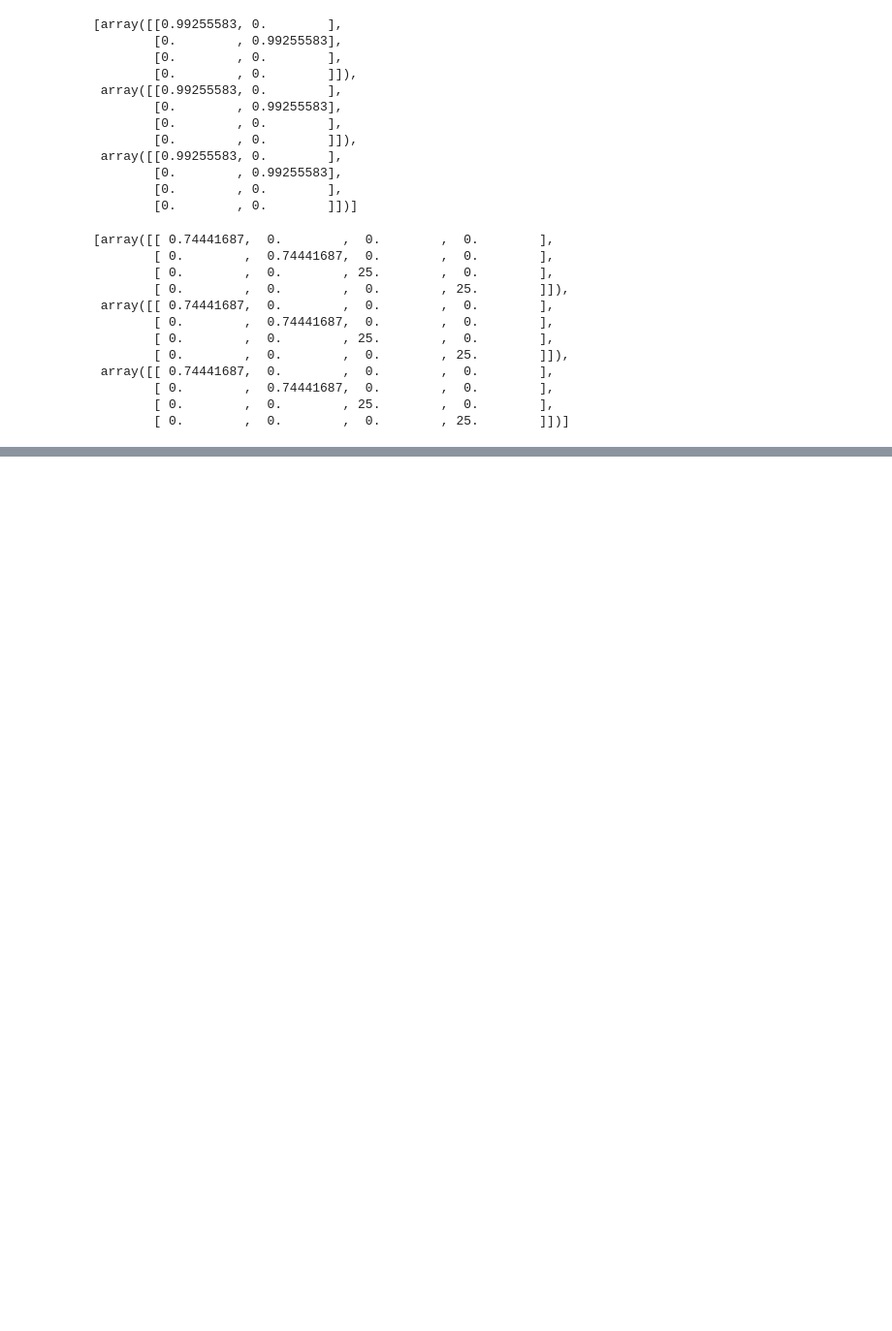
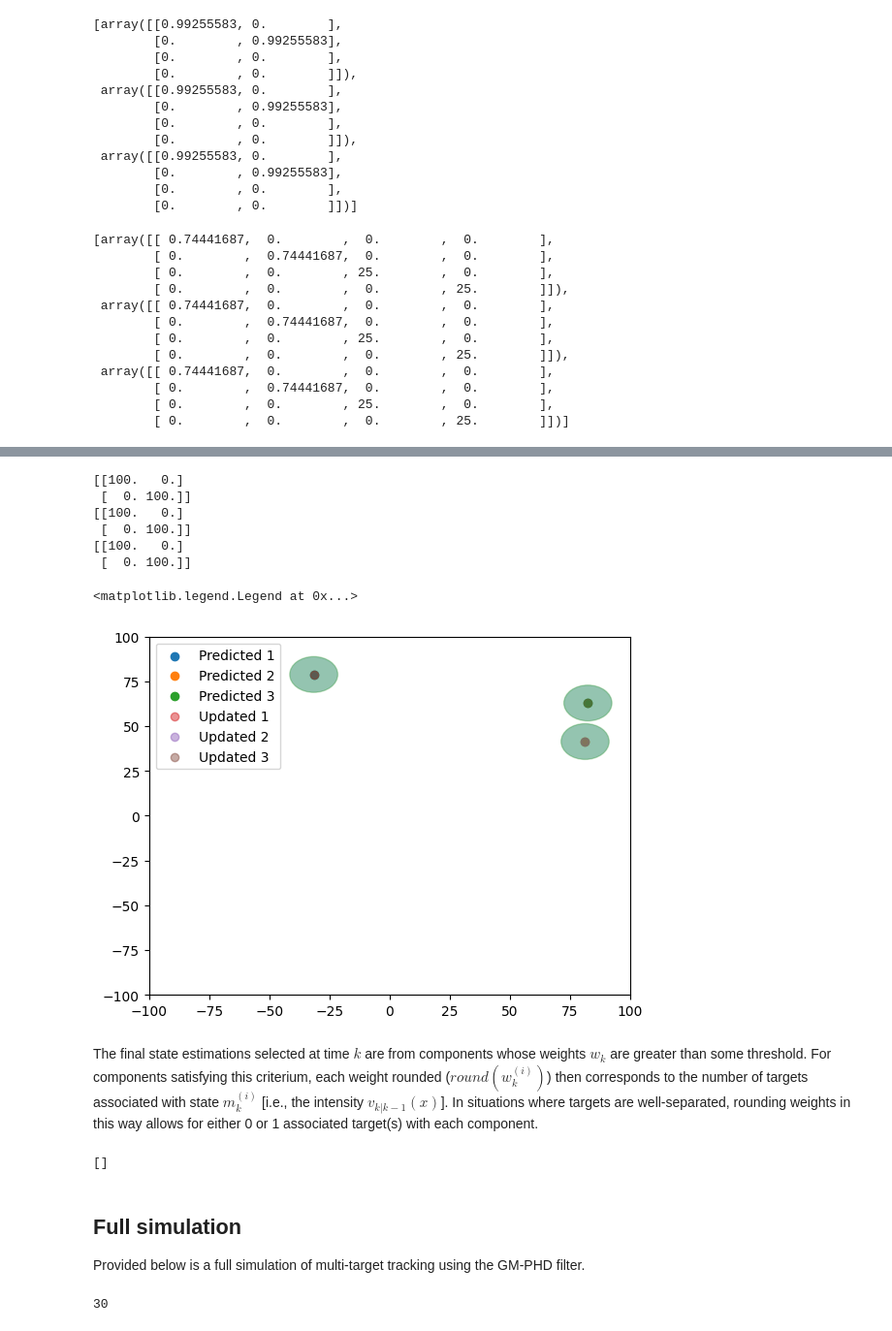
Before and after one commit to mtt-phd/mtt-phd, a Jupyter notebook: gmphd.ipynb, the cells around one changed output, grey strips where cells are left out. Shown at 97% size. Cells and saved outputs as stored; diff of their text form; code cells hidden in the pictures; blank space fills up the shorter version.

```diff
--- a/gmphd.ipynb
+++ b/gmphd.ipynb
@@ -643,0 +760,43 @@ filter.updated_covariance
+# %%
+fig, ax = plt.subplots()
+for i in range(len(filter.predicted_positions)):
+    pos = filter.predicted_positions[i][:2]
+    cov = filter.predicted_covariance[i][:2, :2]
+    eigvals, eigvecs = np.linalg.eig(cov)
+    a = eigvals.argsort()[::-1]
+    eigvals = eigvals[a]
+    unc = patches.Ellipse(pos, 2 * np.sqrt(eigvals[0]), 2 * np.sqrt(eigvals[1]), angle=0, alpha=0.25)
+    ax.scatter(pos[0], pos[1], marker='o', label=f'Predicted {i + 1}')
+    ax.add_patch(unc)
+    ax.set_xlim(-100, 100)
+    ax.set_ylim(-100, 100)
+for i in range(len(filter.updated_positions)):
+    pos = filter.updated_positions[i][:2]
+    cov = filter.updated_covariance[i][:2, :2]
+    print(cov)
+    eigvals, eigvecs = np.linalg.eig(cov)
+    a = eigvals.argsort()[::-1]
+    eigvals = eigvals[a]
+    unc = patches.Ellipse(pos, 2 * np.sqrt(eigvals[0]), 2 * np.sqrt(eigvals[1]), color='green', angle=0, alpha=0.25)
+    ax.scatter(pos[0], pos[1], marker='o', label=f'Updated {i + 1}')
+    ax.add_patch(unc)
+plt.legend()
+# %% [output]
+[[100.   0.]
+ [  0. 100.]]
+[[100.   0.]
+ [  0. 100.]]
+[[100.   0.]
+ [  0. 100.]]
+<matplotlib.legend.Legend at 0x...>
+[figure, added]
+# %% [markdown]
+The final state estimations selected at time $k$ are from components whose weights $w_k$ are greater than some threshold. For components satisfying this criterium, each weight rounded ($round(w_k^{(i)})$) then corresponds to the number of targets associated with state $m_k^{(i)}$ [i.e., the intensity $v_{k|k-1}(x)$]. In situations where targets are well-separated, rounding weights in this way allows for either 0 or 1 associated target(s) with each component.
+# %%
+filter.return_findings()
+# %% [output]
+[]
+# %% [markdown]
+## Full simulation
+
+Provided below is a full simulation of multi-target tracking using the GM-PHD filter.
@@ -643,0 +822,5 @@ filter.updated_covariance
+# %%
+# run the filter
+history = filter.full_PHD_filter_run()
+# %% [output]
+30
```
Also changed, not shown: parts of 19 cells of this notebook.
